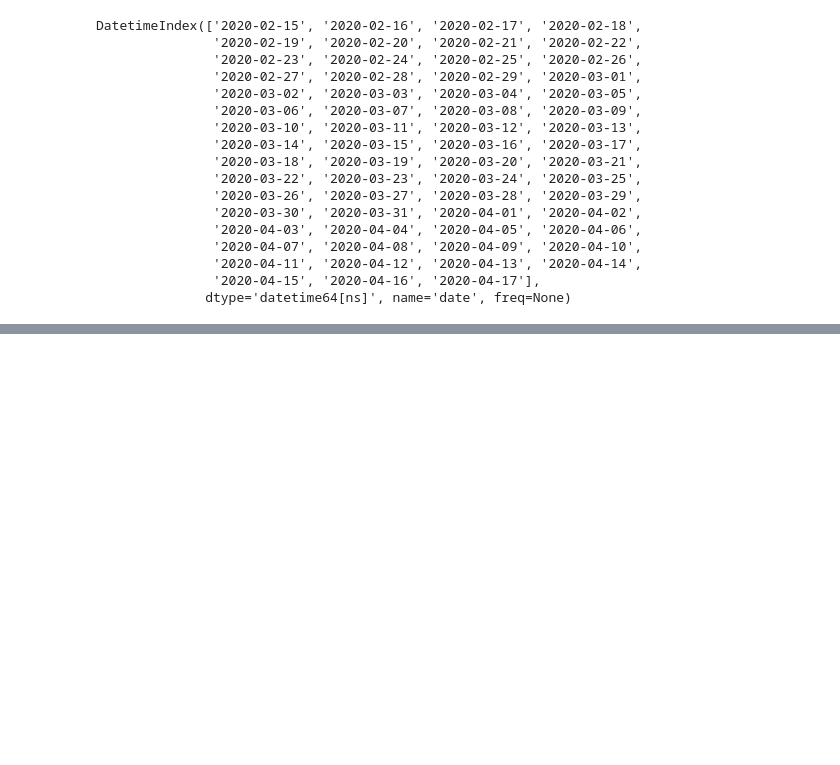
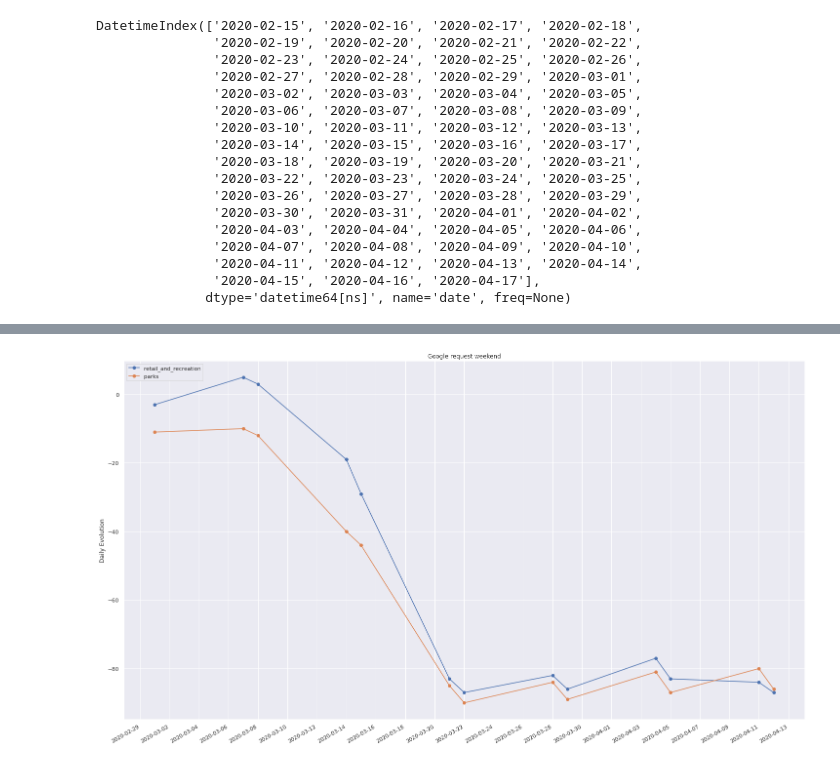
Before and after one commit to vackup/CovidArgentina, a Jupyter notebook: Covid.ipynb, the cells around one changed output, grey strips where cells are left out. Cells and saved outputs as stored; diff of their text form; code cells hidden in the pictures; blank space fills up the shorter version.

```diff
--- a/Covid.ipynb
+++ b/Covid.ipynb
@@ -546,0 +568,21 @@ fig.autofmt_xdate()
+# %%
+fig, ax = plt.subplots()
+
+ax.plot(df_only_weekends['retail_and_recreation_percent_change_from_baseline'], marker='o', linestyle='-', label='retail_and_recreation')
+ax.plot(df_only_weekends['parks_percent_change_from_baseline'], marker='o', linestyle='-', label='parks')
+#ax.plot(df_google_only_weekends_and_holidays['residential_percent_change_from_baseline'], marker='o', linestyle='-', label='residential')
+
+ax.set_ylabel('Daily Evolution')
+ax.set_title('Google request weekend')
+
+ax.xaxis.set_minor_locator(mdates.DayLocator(interval=1))
+ax.xaxis.set_major_locator(mdates.DayLocator(interval=2))
+
+# Format x-tick labels as 3-letter month name and day number
+ax.xaxis.set_major_formatter(mdates.DateFormatter('%Y-%m-%d'));
+
+plt.legend(loc="upper left")
+
+fig.autofmt_xdate()
+# %% [output]
+[figure, added]
```
Also changed, not shown: parts of 22 cells of this notebook.
